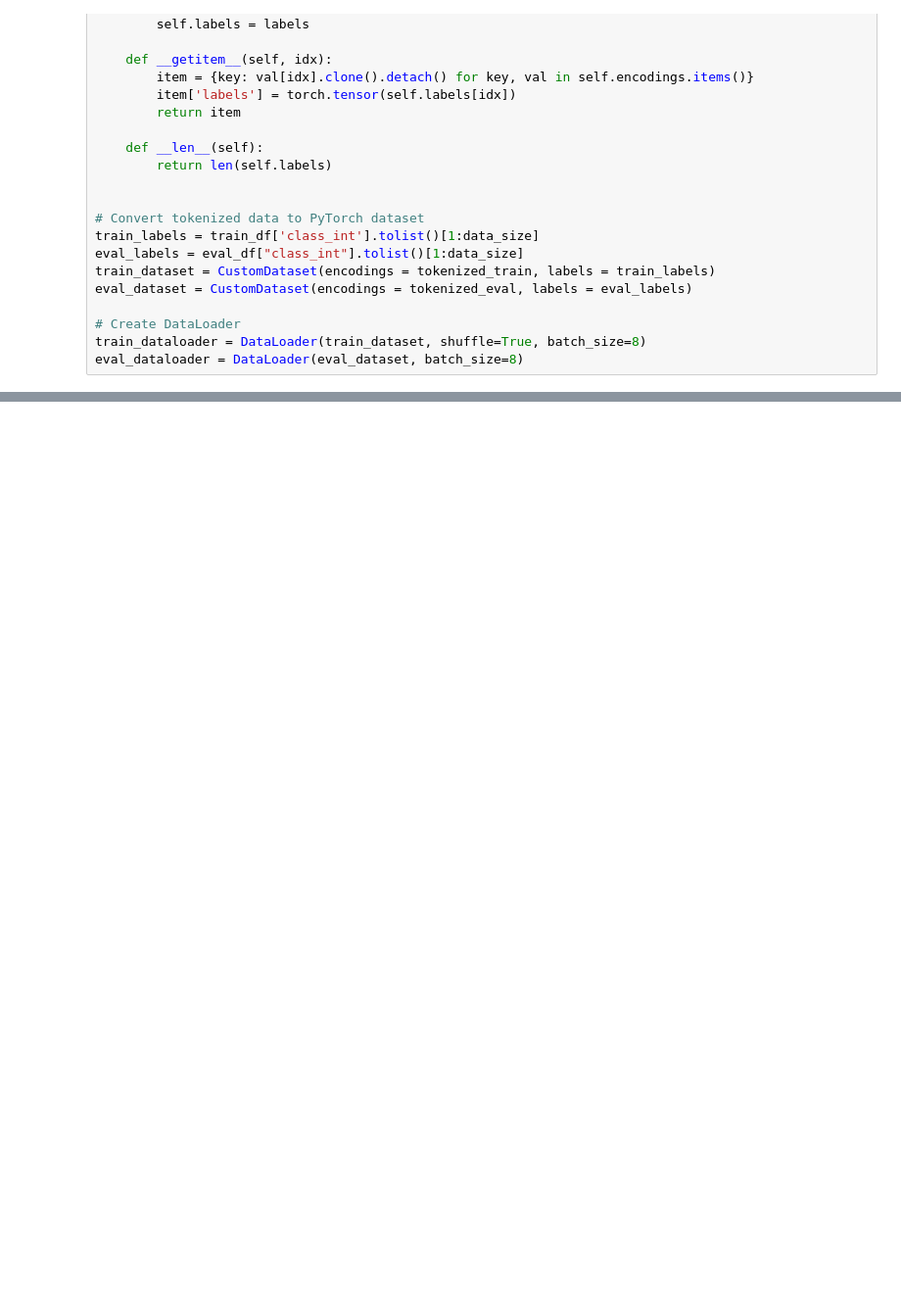
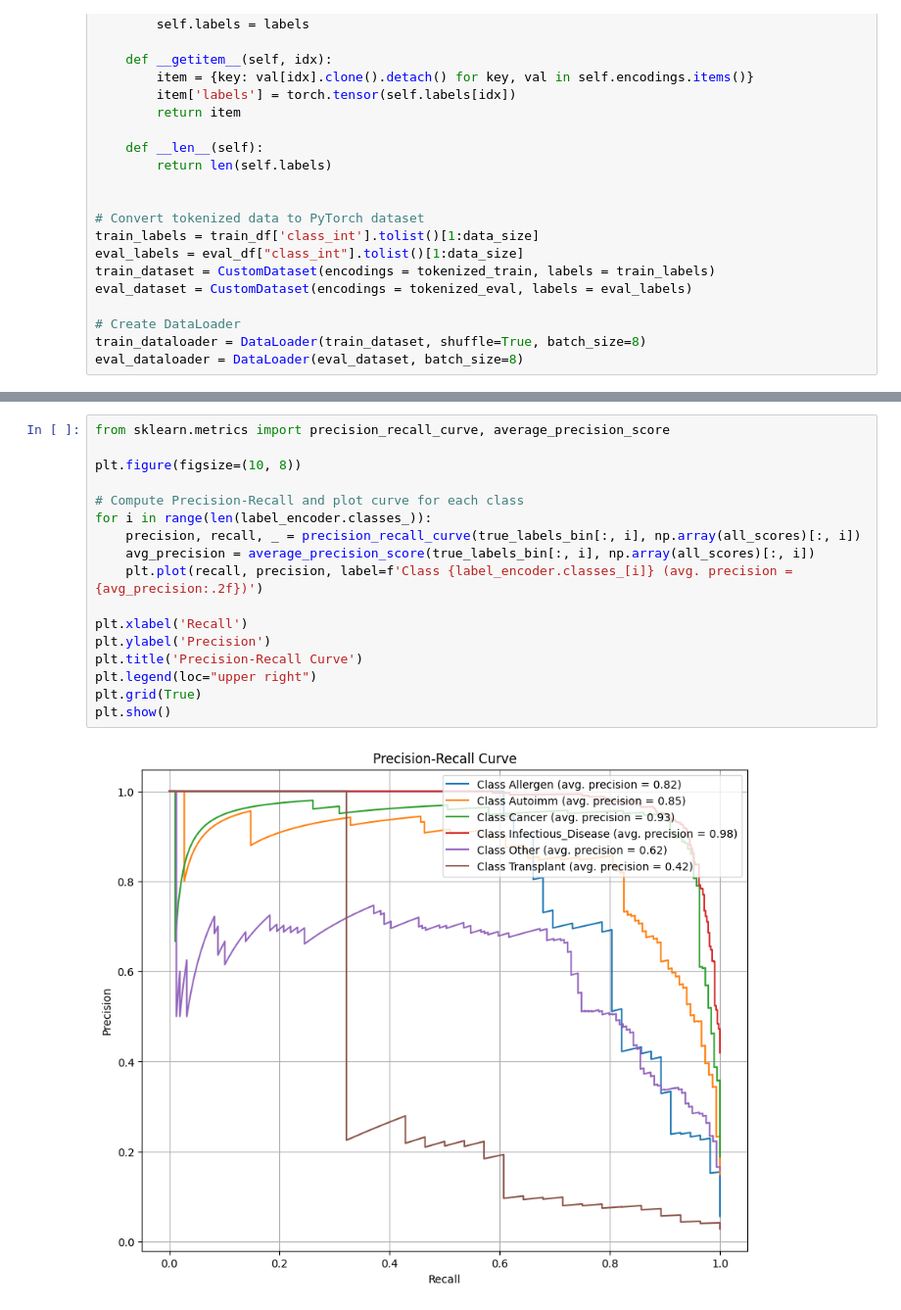
Before and after one commit to mikkelnrasmussen/BioReader, a Jupyter notebook: src/python/transformer_test.ipynb, the cells around one changed output, grey strips where cells are left out. Shown at 98% size. Cells and saved outputs as stored; diff of their text form; blank space fills up the shorter version.

```diff
--- a/src/python/transformer_test.ipynb
+++ b/src/python/transformer_test.ipynb
@@ -317,0 +393,19 @@ print(metric.compute())
+# %%
+from sklearn.metrics import precision_recall_curve, average_precision_score
+
+plt.figure(figsize=(10, 8))
+
+# Compute Precision-Recall and plot curve for each class
+for i in range(len(label_encoder.classes_)):
+    precision, recall, _ = precision_recall_curve(true_labels_bin[:, i], np.array(all_scores)[:, i])
+    avg_precision = average_precision_score(true_labels_bin[:, i], np.array(all_scores)[:, i])
+    plt.plot(recall, precision, label=f'Class {label_encoder.classes_[i]} (avg. precision = {avg_precision:.2f})')
+
+plt.xlabel('Recall')
+plt.ylabel('Precision')
+plt.title('Precision-Recall Curve')
+plt.legend(loc="upper right")
+plt.grid(True)
+plt.show()
+# %% [output]
+[figure, added]
```
Also changed, not shown: parts of 9 cells of this notebook.
